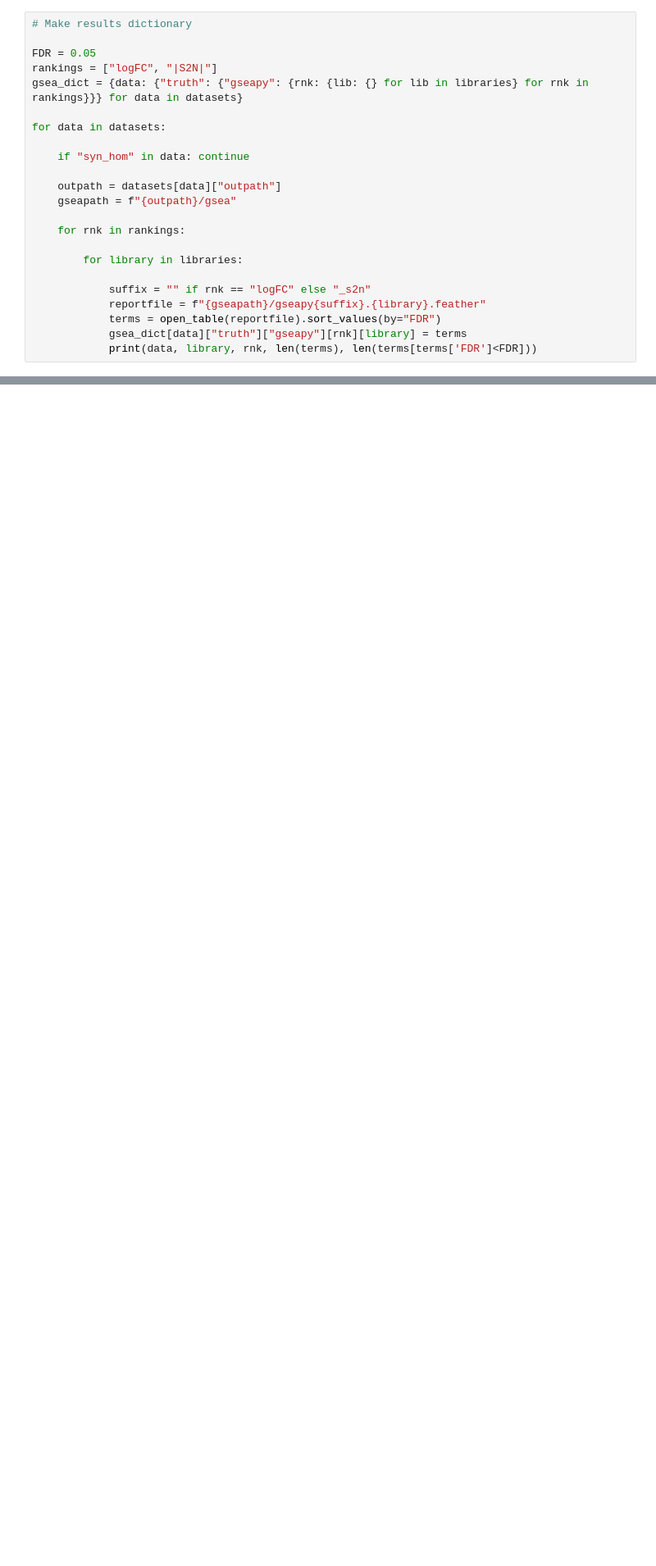
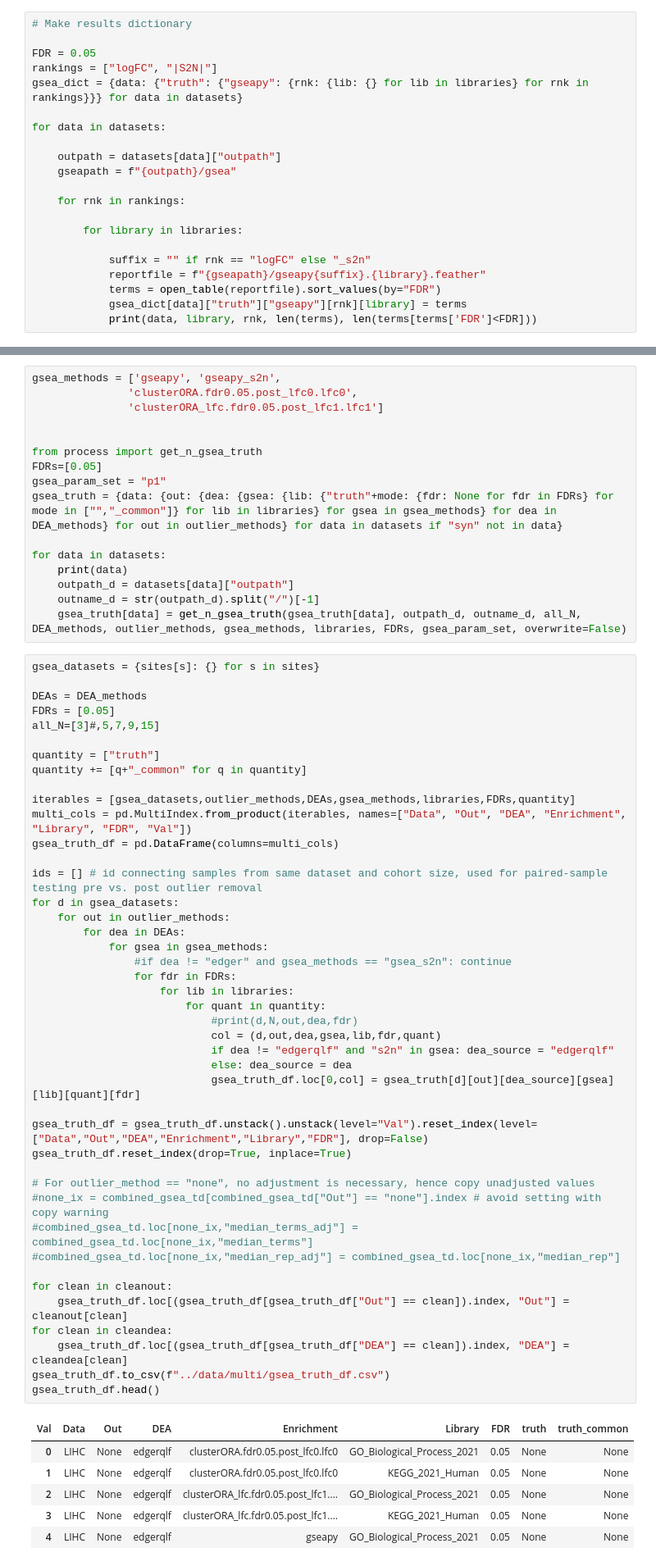
Before and after one commit to pdegen/RNASeqReplicability, a Jupyter notebook: notebooks/interface_ubelix.ipynb, the cells around one changed output, grey strips where cells are left out. Shown: that part at 82% size. Drawn from its saved outputs; the diff is of its cells as text; blank space fills up the shorter version.

```diff
--- a/notebooks/interface_ubelix.ipynb
+++ b/notebooks/interface_ubelix.ipynb
@@ -417,8 +419,6 @@ rankings = ["logFC", "|S2N|"]
 gsea_dict = {data: {"truth": {"gseapy": {rnk: {lib: {} for lib in libraries} for rnk in rankings}}} for data in datasets}
 
 for data in datasets:
-
-    if "syn_hom" in data: continue
 
     outpath = datasets[data]["outpath"]
     gseapath = f"{outpath}/gsea"
@@ -591,6 +591,72 @@ if redo_common_fdr:
                     print(data,library,fdr,logFC,method)
                     terms.loc[ix, "FDR.common"] = multipletests(terms.loc[ix, "pvalue"], method="fdr_bh")[1]
                     terms.reset_index().to_feather(reportfile)
+# %%
+gsea_methods = ['gseapy', 'gseapy_s2n',
+               'clusterORA.fdr0.05.post_lfc0.lfc0',
+               'clusterORA_lfc.fdr0.05.post_lfc1.lfc1']
+
+
+from process import get_n_gsea_truth
+FDRs=[0.05]
+gsea_param_set = "p1"
+gsea_truth = {data: {out: {dea: {gsea: {lib: {"truth"+mode: {fdr: None for fdr in FDRs} for mode in ["","_common"]} for lib in libraries} for gsea in gsea_methods} for dea in DEA_methods} for out in outlier_methods} for data in datasets if "syn" not in data}
+
+for data in datasets:
+    print(data)
+    outpath_d = datasets[data]["outpath"]
+    outname_d = str(outpath_d).split("/")[-1]
+    gsea_truth[data] = get_n_gsea_truth(gsea_truth[data], outpath_d, outname_d, all_N, DEA_methods, outlier_methods, gsea_methods, libraries, FDRs, gsea_param_set, overwrite=False)
+# %%
+gsea_datasets = {sites[s]: {} for s in sites}
+
+DEAs = DEA_methods
+FDRs = [0.05]
+all_N=[3]#,5,7,9,15]
+
+quantity = ["truth"]
+quantity += [q+"_common" for q in quantity]
+
+iterables = [gsea_datasets,outlier_methods,DEAs,gsea_methods,libraries,FDRs,quantity]
+multi_cols = pd.MultiIndex.from_product(iterables, names=["Data", "Out", "DEA", "Enrichment", "Library", "FDR", "Val"])
+gsea_truth_df = pd.DataFrame(columns=multi_cols)
+
+ids = [] # id connecting samples from same dataset and cohort size, used for paired-sample testing pre vs. post outlier removal
+for d in gsea_datasets:
+    for out in outlier_methods:
+        for dea in DEAs:
+            for gsea in gsea_methods:
+                #if dea != "edger" and gsea_methods == "gsea_s2n": continue
+                for fdr in FDRs:
+                    for lib in libraries:
+                        for quant in quantity:
+                            #print(d,N,out,dea,fdr)
+                            col = (d,out,dea,gsea,lib,fdr,quant)
+                            if dea != "edgerqlf" and "s2n" in gsea: dea_source = "edgerqlf"
+                            else: dea_source = dea
+                            gsea_truth_df.loc[0,col] = gsea_truth[d][out][dea_source][gsea][lib][quant][fdr]
+
+gsea_truth_df = gsea_truth_df.unstack().unstack(level="Val").reset_index(level=["Data","Out","DEA","Enrichment","Library","FDR"], drop=False)
+gsea_truth_df.reset_index(drop=True, inplace=True)
+
+# For outlier_method == "none", no adjustment is necessary, hence copy unadjusted values
+#none_ix = combined_gsea_td[combined_gsea_td["Out"] == "none"].index # avoid setting with copy warning
+#combined_gsea_td.loc[none_ix,"median_terms_adj"] = combined_gsea_td.loc[none_ix,"median_terms"]
+#combined_gsea_td.loc[none_ix,"median_rep_adj"] = combined_gsea_td.loc[none_ix,"median_rep"]
+
+for clean in cleanout:
+    gsea_truth_df.loc[(gsea_truth_df[gsea_truth_df["Out"] == clean]).index, "Out"] = cleanout[clean]
+for clean in cleandea:
+    gsea_truth_df.loc[(gsea_truth_df[gsea_truth_df["DEA"] == clean]).index, "DEA"] = cleandea[clean]
+gsea_truth_df.to_csv(f"../data/multi/gsea_truth_df.csv")
+gsea_truth_df.head()
+# %% [output]
+| Val | Data | Out | DEA | Enrichment | Library | FDR | truth | truth_common |
+| 0 | LIHC | None | edgerqlf | clusterORA.fdr0.05.post_lfc0.lfc0 | GO_Biological_Process_2021 | 0.05 | None | None |
+| 1 | LIHC | None | edgerqlf | clusterORA.fdr0.05.post_lfc0.lfc0 | KEGG_2021_Human | 0.05 | None | None |
+| 2 | LIHC | None | edgerqlf | clusterORA_lfc.fdr0.05.post_lfc1.... | GO_Biological_Process_2021 | 0.05 | None | None |
+| 3 | LIHC | None | edgerqlf | clusterORA_lfc.fdr0.05.post_lfc1.... | KEGG_2021_Human | 0.05 | None | None |
+| 4 | LIHC | None | edgerqlf | gseapy | GO_Biological_Process_2021 | 0.05 | None | None |
 # %% [markdown]
 ## Send batch jobs
 # %%
```
Also changed, not shown: parts of 6 cells of this notebook, 7 other files.
